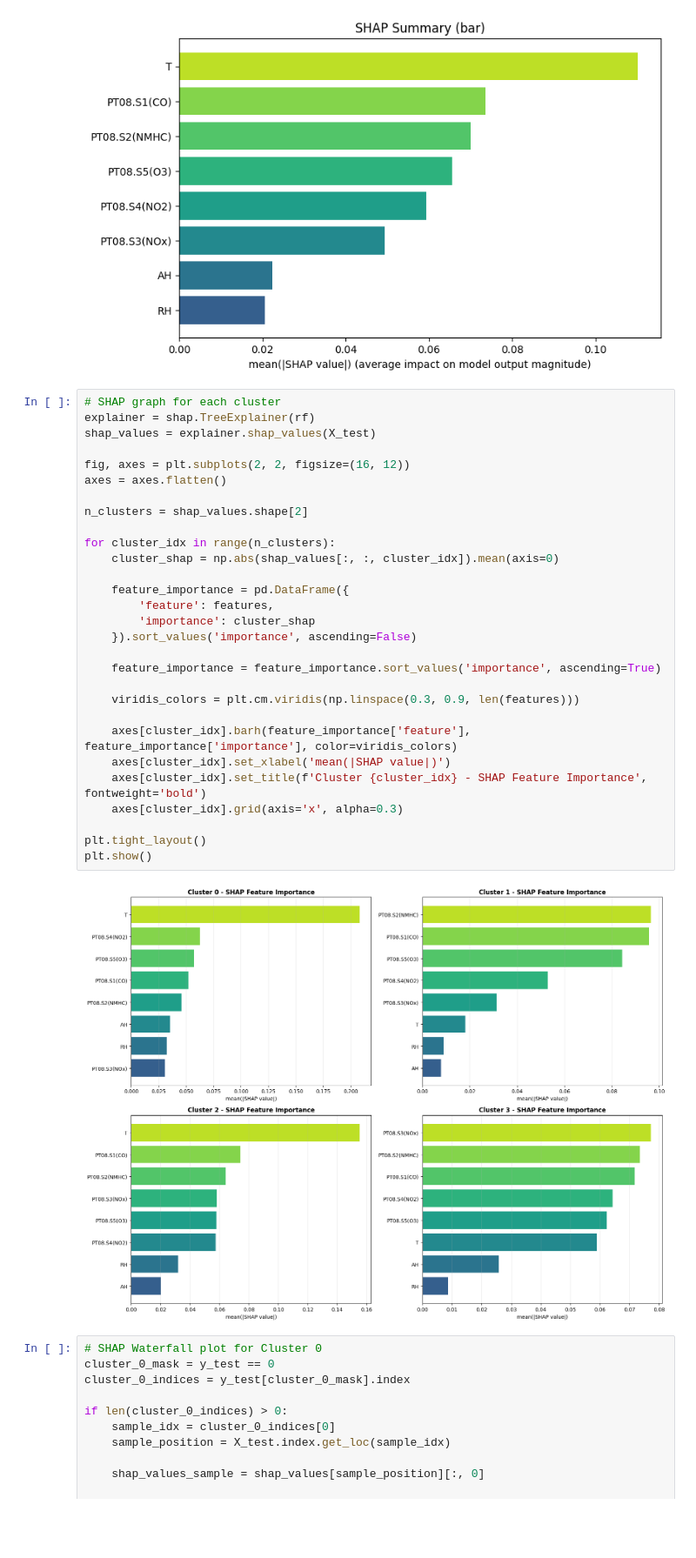
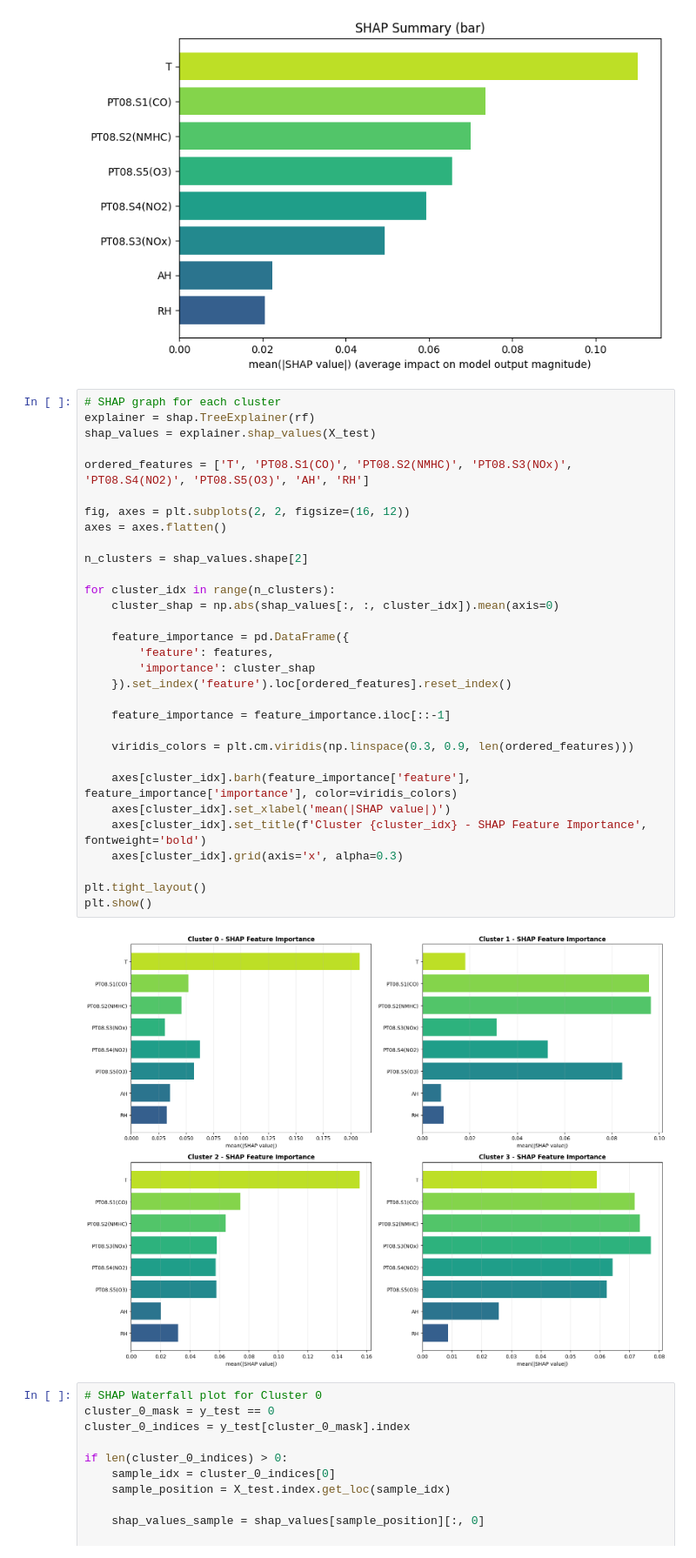
Before and after one commit to Gianluca-Coppola/Clustering, a Jupyter notebook: air_quality_clustering.ipynb, the cells around one changed output. Shown at 87% size. Cells and saved outputs as stored; diff of their text form; blank space fills up the shorter version.

```diff
--- a/air_quality_clustering.ipynb
+++ b/air_quality_clustering.ipynb
@@ -625,34 +637,36 @@ plt.show()
 # %%
 # SHAP graph for each cluster
 explainer = shap.TreeExplainer(rf)
 shap_values = explainer.shap_values(X_test)
+
+ordered_features = ['T', 'PT08.S1(CO)', 'PT08.S2(NMHC)', 'PT08.S3(NOx)', 'PT08.S4(NO2)', 'PT08.S5(O3)', 'AH', 'RH']
 
 fig, axes = plt.subplots(2, 2, figsize=(16, 12))
 axes = axes.flatten()
 
 n_clusters = shap_values.shape[2]
 
 for cluster_idx in range(n_clusters):
     cluster_shap = np.abs(shap_values[:, :, cluster_idx]).mean(axis=0)
 
     feature_importance = pd.DataFrame({
         'feature': features,
         'importance': cluster_shap
-    }).sort_values('importance', ascending=False)
+    }).set_index('feature').loc[ordered_features].reset_index()
 
-    feature_importance = feature_importance.sort_values('importance', ascending=True)
+    feature_importance = feature_importance.iloc[::-1]
 
-    viridis_colors = plt.cm.viridis(np.linspace(0.3, 0.9, len(features)))
+    viridis_colors = plt.cm.viridis(np.linspace(0.3, 0.9, len(ordered_features)))
 
     axes[cluster_idx].barh(feature_importance['feature'], feature_importance['importance'], color=viridis_colors)
     axes[cluster_idx].set_xlabel('mean(|SHAP value|)')
     axes[cluster_idx].set_title(f'Cluster {cluster_idx} - SHAP Feature Importance', fontweight='bold')
     axes[cluster_idx].grid(axis='x', alpha=0.3)
 
 plt.tight_layout()
 plt.show()
 # %% [output]
-[figure, old version]
+[figure, new version]
 # %%
 # SHAP Waterfall plot for Cluster 0
 cluster_0_mask = y_test == 0
```
Also changed, not shown: parts of 2 cells of this notebook.
